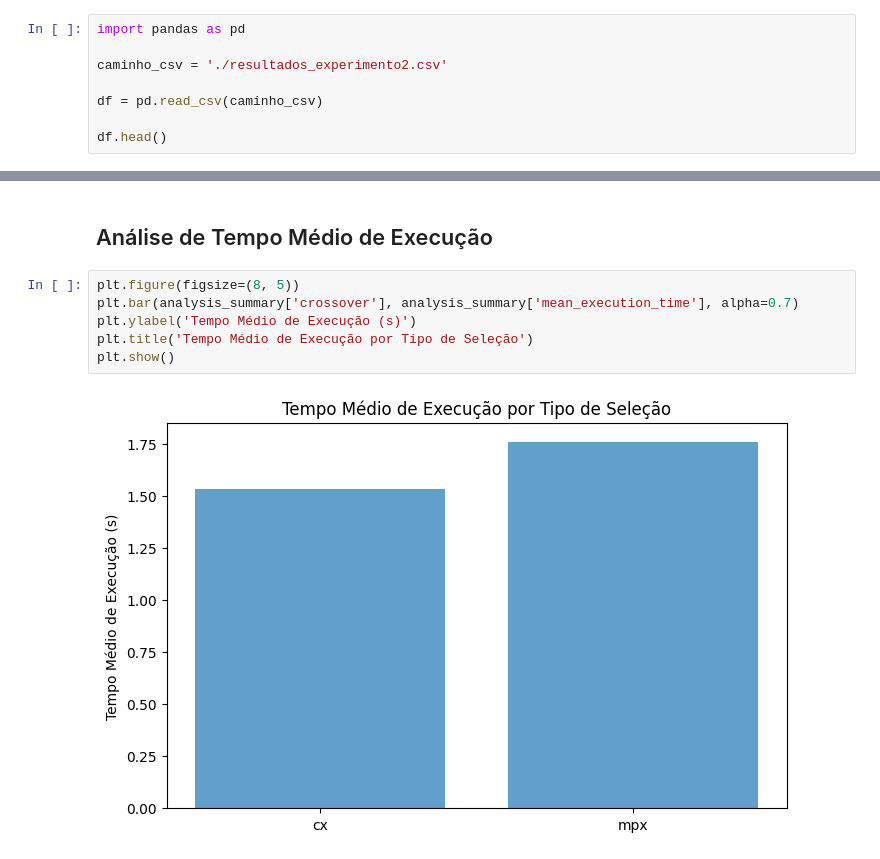
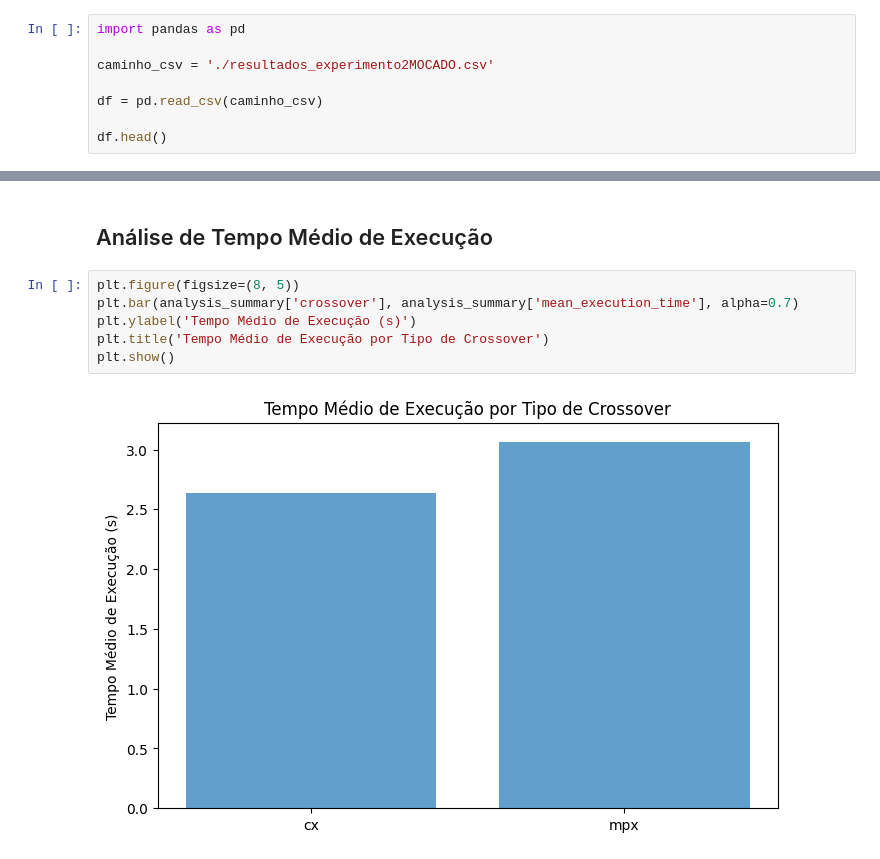
Before and after one commit to lucasgabrielbritosilveira/IA-AlgoritmosGeneticos, a Jupyter notebook: results/experimento2.ipynb, the cells around one changed output, grey strips where cells are left out. Saved outputs shown, nothing was run; the diff lists cells and outputs as text.

Commit message:
experimentos 1-4 finalizados e mocados

```diff
--- a/results/experimento2.ipynb
+++ b/results/experimento2.ipynb
@@ -3,7 +3,7 @@
 # %%
 import pandas as pd
 
-caminho_csv = './resultados_experimento2.csv'
+caminho_csv = './resultados_experimento2MOCADO.csv'
 
 df = pd.read_csv(caminho_csv)
 
@@ -67,11 +67,11 @@ plt.show()
 # %%
 plt.figure(figsize=(8, 5))
 plt.bar(analysis_summary['crossover'], analysis_summary['mean_execution_time'], alpha=0.7)
 plt.ylabel('Tempo Médio de Execução (s)')
-plt.title('Tempo Médio de Execução por Tipo de Seleção')
+plt.title('Tempo Médio de Execução por Tipo de Crossover')
 plt.show()
 # %% [output]
-[figure, old version]
+[figure, new version]
 # %%
 plt.figure(figsize=(8, 5))
 plt.bar(analysis_summary['crossover'], analysis_summary['mean_generation_best_cost'], alpha=0.7)
```
Also changed, not shown: parts of 7 cells of this notebook, 13 other files.
